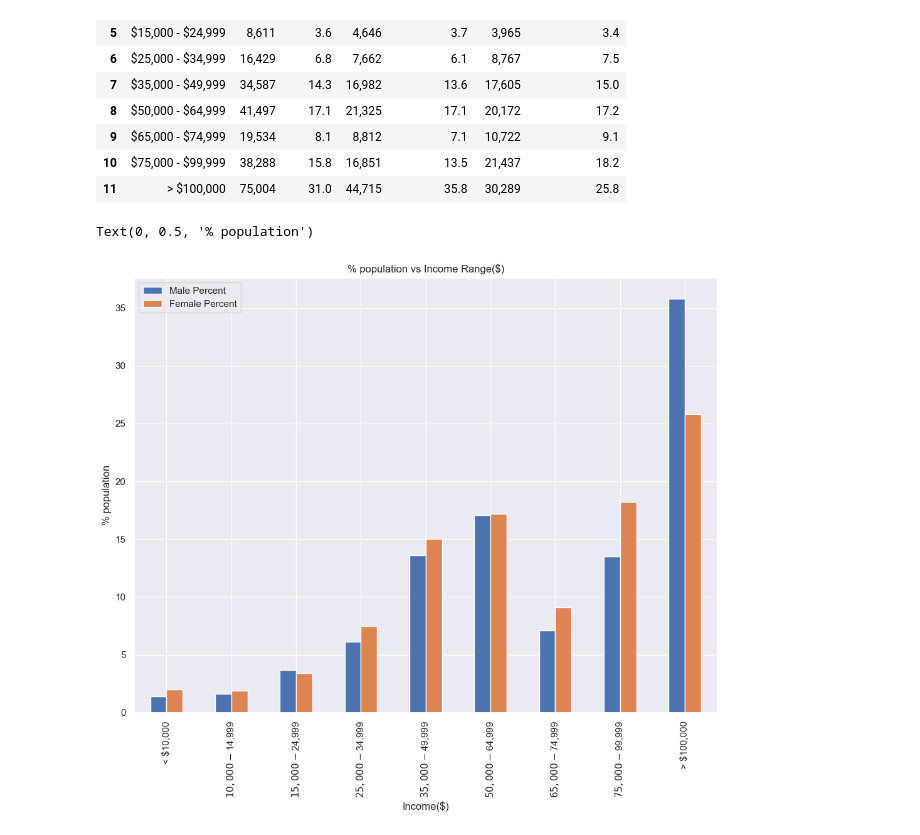
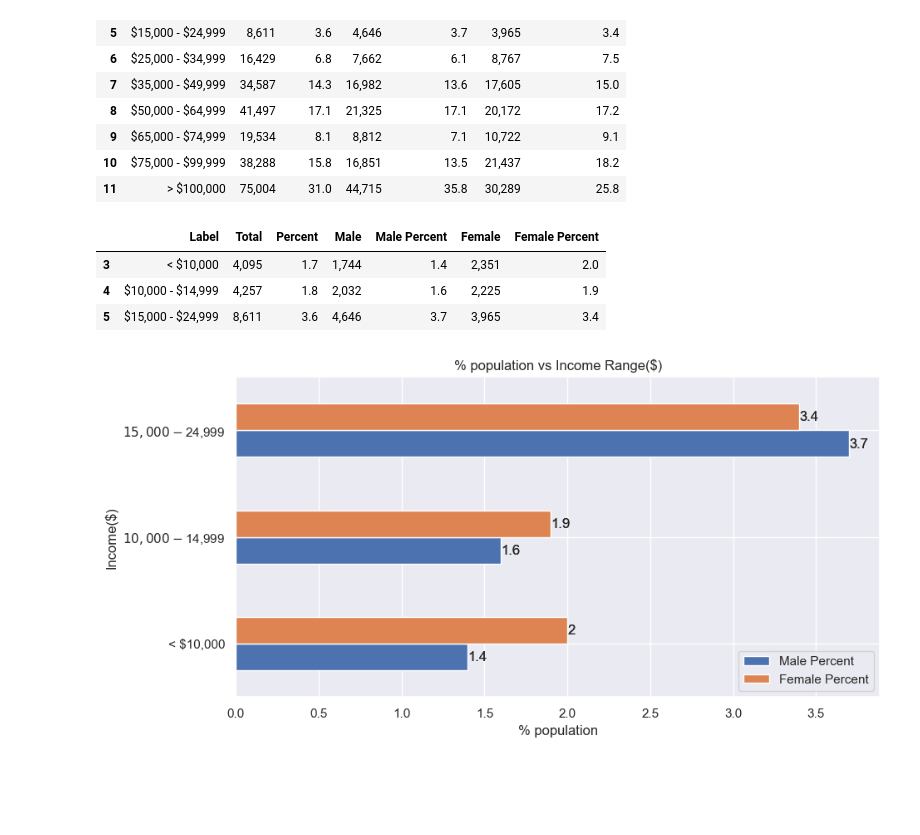
Before and after one commit to BU-Spark/ds-councilor-lara-ubi, a Jupyter notebook: spring23-team-1/deliverables/deliverable2/income_gender_distribution.ipynb, the cells around one changed output. Saved outputs shown, nothing was run; the diff lists cells and outputs as text; code cells hidden in the pictures; blank space fills up the shorter version.

```diff
--- a/spring23-team-1/deliverables/deliverable2/income_gender_distribution.ipynb
+++ b/spring23-team-1/deliverables/deliverable2/income_gender_distribution.ipynb
@@ -121,14 +121,24 @@ See the caveats in the documentation: https://pandas.pydata.org/pandas-docs/stab
 | 9 | $65,000 - $74,999 | 19,534 | 8.1 | 8,812 | 7.1 | 10,722 | 9.1 |
 | 10 | $75,000 - $99,999 | 38,288 | 15.8 | 16,851 | 13.5 | 21,437 | 18.2 |
 | 11 | > $100,000 | 75,004 | 31.0 | 44,715 | 35.8 | 30,289 | 25.8 |
+# %%
+poverty_line_income_df = gender_income_df[0:3]
+poverty_line_income_df
+# %% [output]
+|  | Label | Total | Percent | Male | Male Percent | Female | Female Percent |
+| 3 | < $10,000 | 4,095 | 1.7 | 1,744 | 1.4 | 2,351 | 2.0 |
+| 4 | $10,000 - $14,999 | 4,257 | 1.8 | 2,032 | 1.6 | 2,225 | 1.9 |
+| 5 | $15,000 - $24,999 | 8,611 | 3.6 | 4,646 | 3.7 | 3,965 | 3.4 |
 # %%
-plt = gender_income_df.plot(x="Label", y=["Male Percent", "Female Percent"], kind="bar", figsize=[12, 9])
+plt = poverty_line_income_df.plot.barh(x="Label", y=["Male Percent", "Female Percent"], figsize=[10, 5])
 plt.set_title("% population vs Income Range($)")
-plt.set_xlabel("Income($)")
-plt.set_ylabel("% population")
+plt.set_ylabel("Income($)")
+plt.set_xlabel("% population")
+for container in plt.containers:
+    plt.bar_label(plt.containers[0])
+    plt.bar_label(plt.containers[1])
 # %% [output]
-Text(0, 0.5, '% population')
-[figure, old version]
+[figure, new version]
 # %%
 # Read Race vs Income Distribution CSV file
 
```
Also changed, not shown: parts of 7 cells of this notebook, 1 other file.
